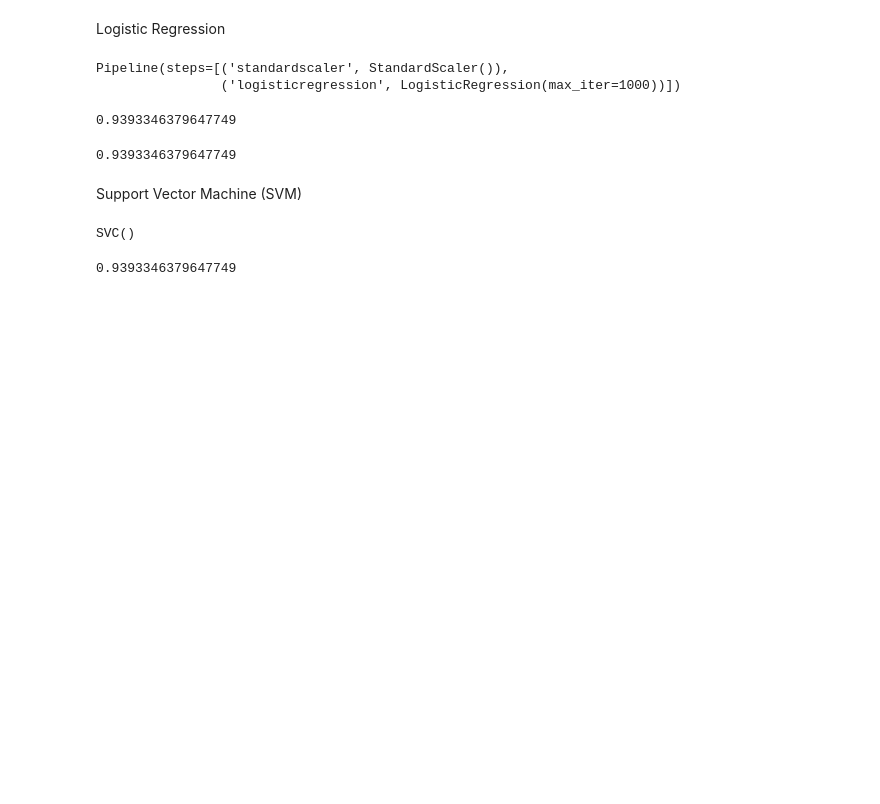
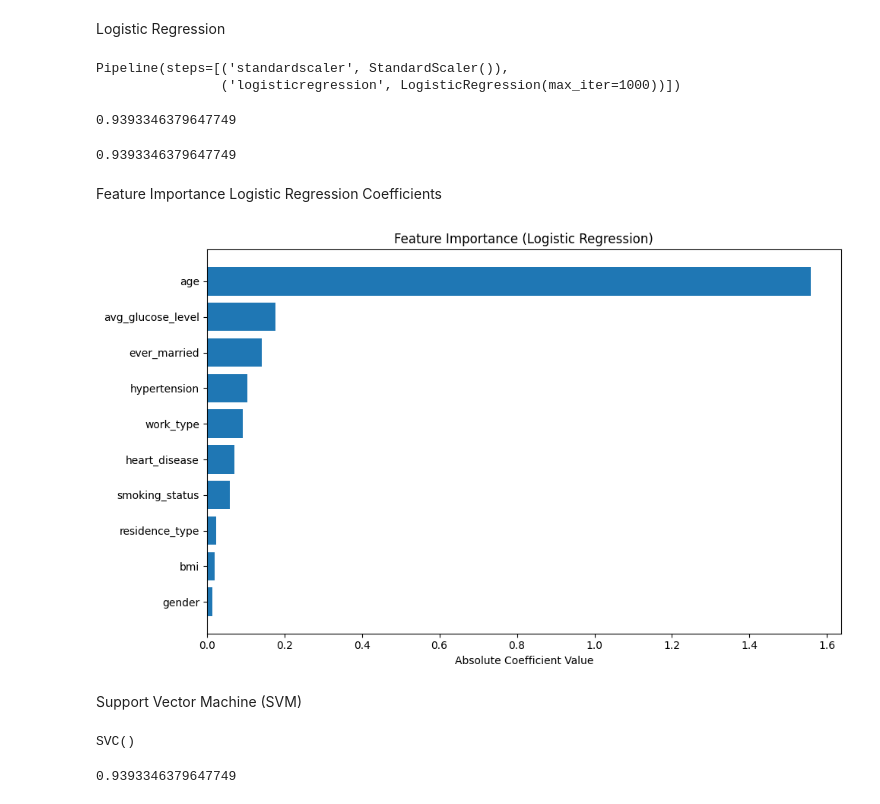
Before and after one commit to omari-kd/Heart-Stroke-Prediction, a Jupyter notebook: 01_notebook/noteboook.ipynb, the cells around one changed output. Saved outputs shown, nothing was run; the diff lists cells and outputs as text; code cells hidden in the pictures; blank space fills up the shorter version.

Commit message:
info: added feature importance

```diff
--- a/01_notebook/noteboook.ipynb
+++ b/01_notebook/noteboook.ipynb
@@ -247,6 +249,40 @@ lr_pred = lr.predict(x_test)
 accuracy_score(y_test, lr_pred)
 # %% [output]
 0.9393346379647749
+# %% [markdown]
+Feature Importance
+Logistic Regression Coefficients
+# %%
+
+# Extract the LogisticRegression step
+lr_classifier = lr.named_steps['logisticregression']
+
+# Now you can access coefficients
+coefficients = lr_classifier.coef_[0]
+
+# Feature names
+feature_names = [
+    'gender', 'age', 'hypertension', 'heart_disease', 'ever_married',
+    'work_type', 'residence_type', 'avg_glucose_level', 'bmi', 'smoking_status'
+]
+
+# Combine with feature names
+feature_importance = pd.DataFrame({
+    'Feature': feature_names,
+    'Coefficient': coefficients,
+    'Abs_Coefficient': np.abs(coefficients)
+}).sort_values(by='Abs_Coefficient', ascending=False)
+
+# Plot
+plt.figure(figsize=(10,6))
+plt.barh(feature_importance['Feature'], feature_importance['Abs_Coefficient'])
+plt.xlabel('Absolute Coefficient Value')
+plt.title('Feature Importance (Logistic Regression)')
+plt.gca().invert_yaxis()
+plt.tight_layout()
+plt.show()
+# %% [output]
+[figure, added]
 # %% [markdown]
 Support Vector Machine (SVM)
 # %%
```
Also changed, not shown: parts of 3 cells of this notebook.
